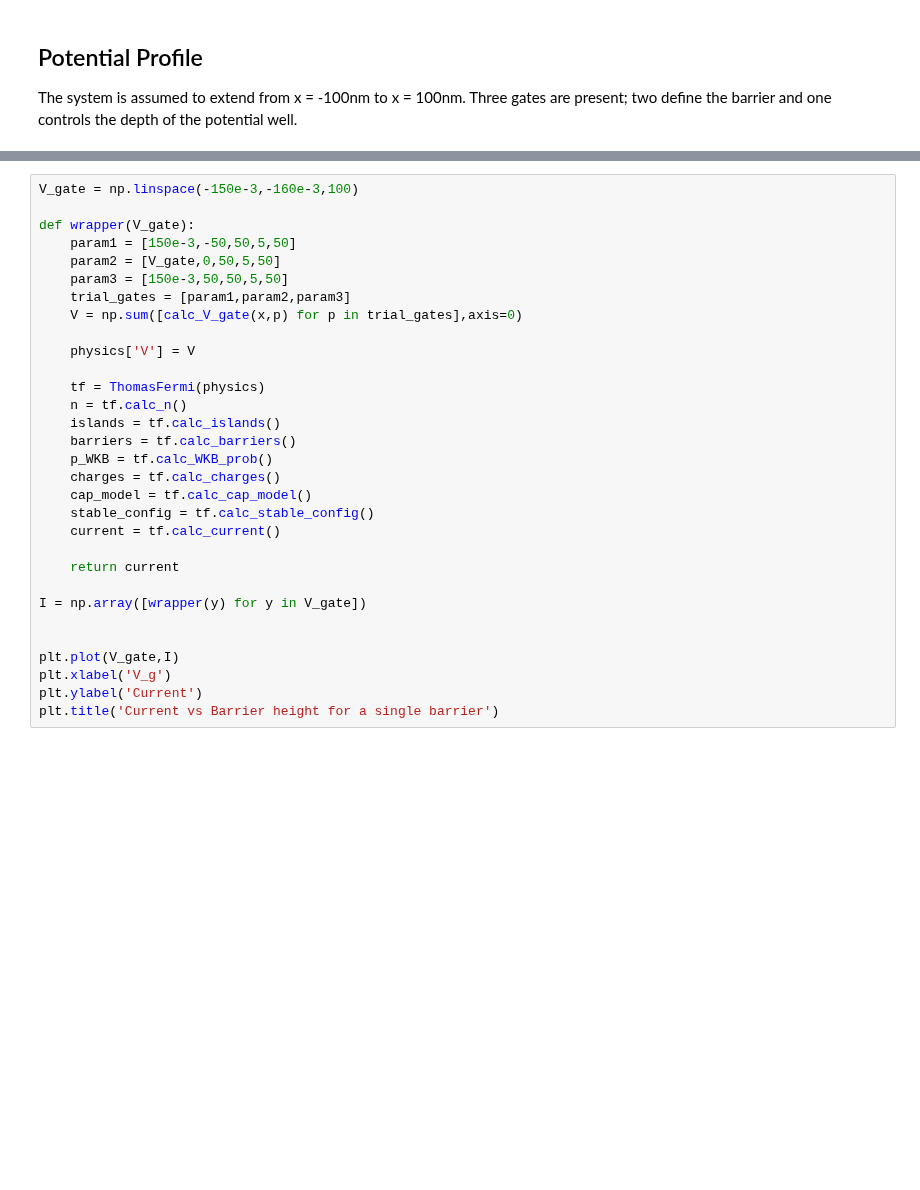
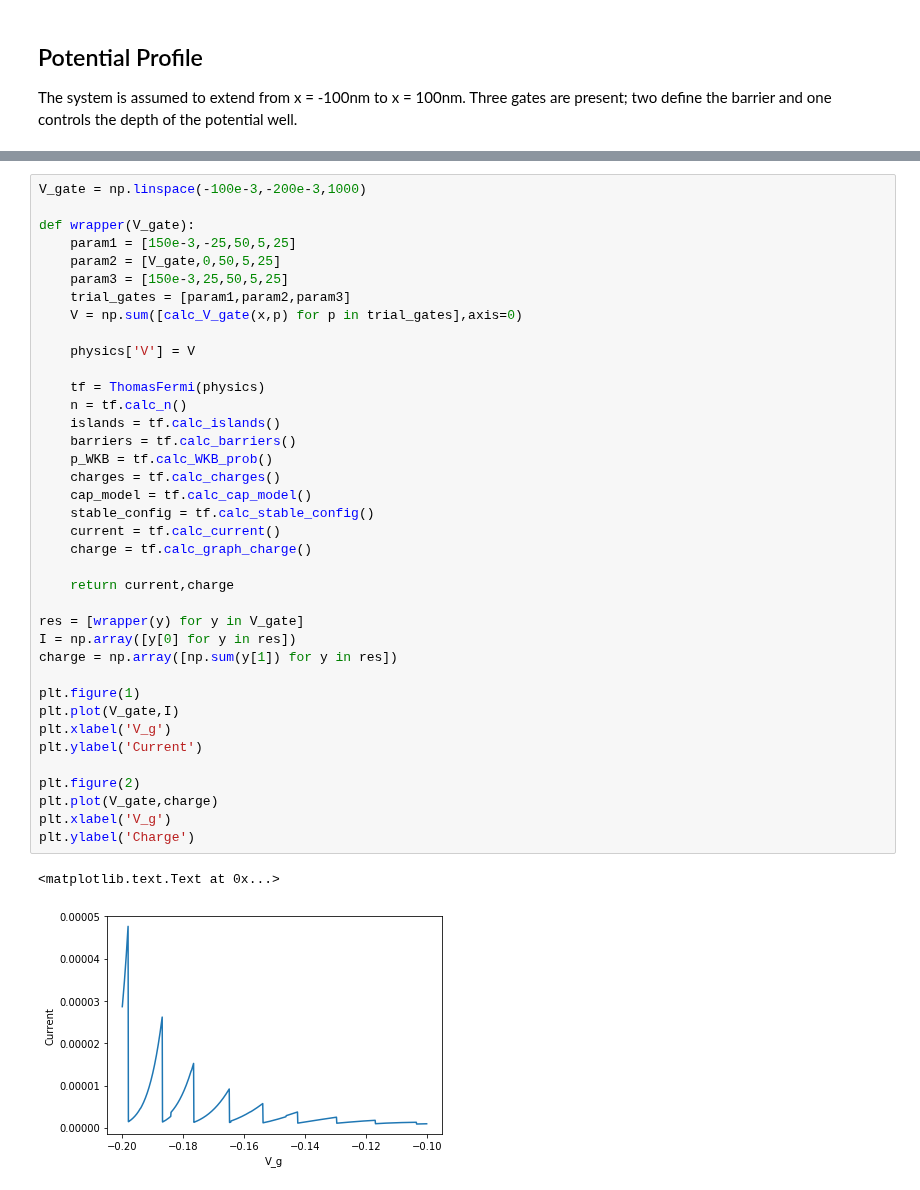
Before and after one commit to Quantumgame/quantum-ml, a Jupyter notebook: ThomasFermi Capacitance Model/Single Dot Transport.ipynb, the cells around one changed output, grey strips where cells are left out. Cells and saved outputs as stored; diff of their text form; blank space fills up the shorter version.

Commit message:
single dot working, but temp. problem and mu_d not equal to mu_L

```diff
--- a/ThomasFermi Capacitance Model/Single Dot Transport.ipynb
+++ b/ThomasFermi Capacitance Model/Single Dot Transport.ipynb
@@ -419,31 +438,41 @@ current 0.0
 # %%
-V_gate = np.linspace(-150e-3,-160e-3,100)
+V_gate = np.linspace(-100e-3,-200e-3,1000)
 
 def wrapper(V_gate):
-    param1 = [150e-3,-50,50,5,50]
-    param2 = [V_gate,0,50,5,50]
-    param3 = [150e-3,50,50,5,50]
+    param1 = [150e-3,-25,50,5,25]
+    param2 = [V_gate,0,50,5,25]
+    param3 = [150e-3,25,50,5,25]
     trial_gates = [param1,param2,param3]
     V = np.sum([calc_V_gate(x,p) for p in trial_gates],axis=0)
 
     physics['V'] = V
 
     tf = ThomasFermi(physics)
     n = tf.calc_n()
     islands = tf.calc_islands()
     barriers = tf.calc_barriers()
     p_WKB = tf.calc_WKB_prob()
     charges = tf.calc_charges()
     cap_model = tf.calc_cap_model()
     stable_config = tf.calc_stable_config()
     current = tf.calc_current()
+    charge = tf.calc_graph_charge()
 
-    return current
+    return current,charge
 
-I = np.array([wrapper(y) for y in V_gate])
+res = [wrapper(y) for y in V_gate]
+I = np.array([y[0] for y in res])
+charge = np.array([np.sum(y[1]) for y in res])
 
-
+plt.figure(1)
 plt.plot(V_gate,I)
 plt.xlabel('V_g')
 plt.ylabel('Current')
-plt.title('Current vs Barrier height for a single barrier')
+
+plt.figure(2)
+plt.plot(V_gate,charge)
+plt.xlabel('V_g')
+plt.ylabel('Charge')
+# %% [output]
+<matplotlib.text.Text at 0x...>
+[figure, added]
```
Also changed, not shown: parts of 5 cells of this notebook.
